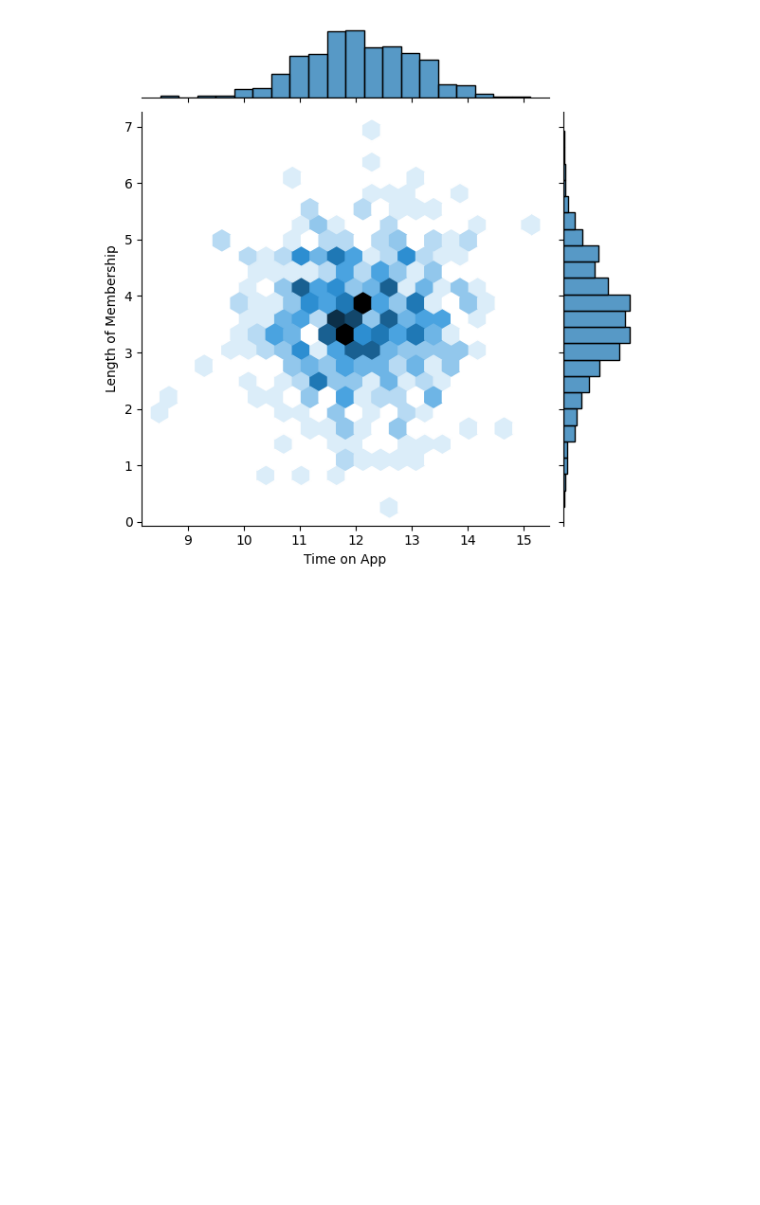
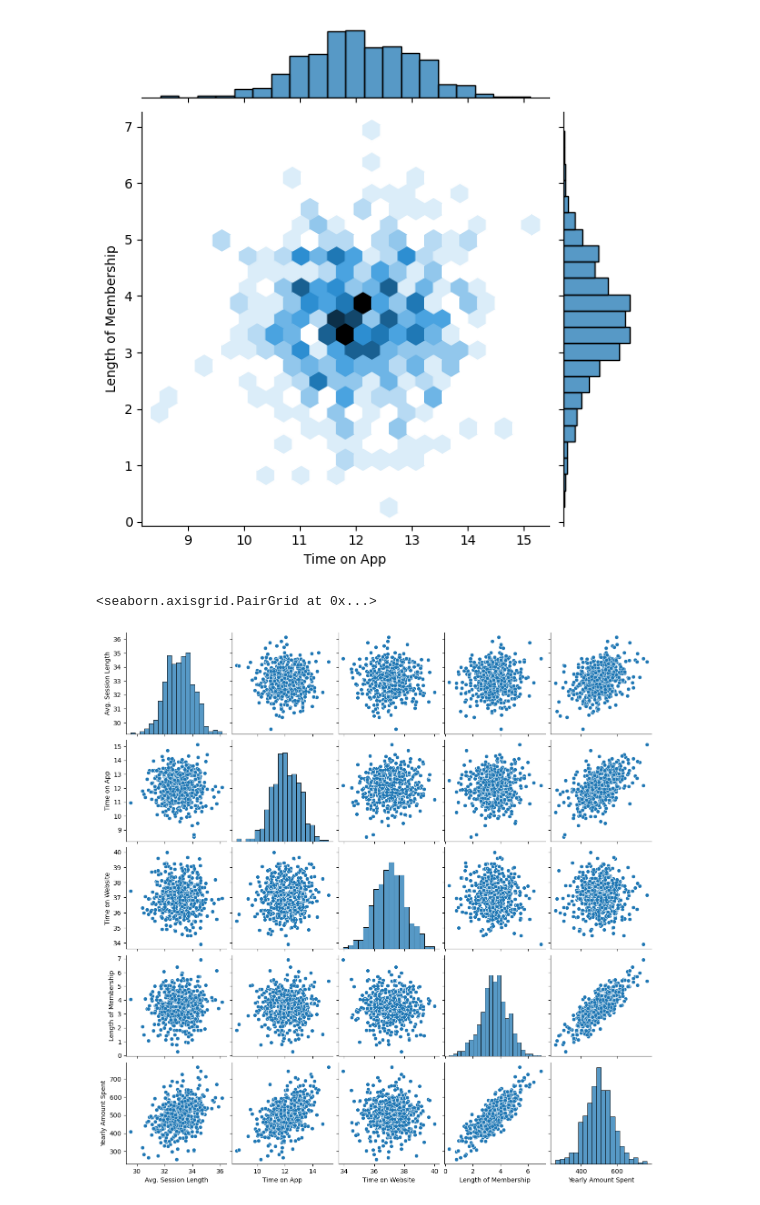
Before and after one commit to KemalYukselir/E-Commerce, a Jupyter notebook: main.ipynb, the cells around one changed output. Saved outputs shown, nothing was run; the diff lists cells and outputs as text; code cells hidden in the pictures; blank space fills up the shorter version.

Commit message:
added pairplot, linear model plot and some notes.

```diff
--- a/main.ipynb
+++ b/main.ipynb
@@ -61,3 +61,8 @@ sns.jointplot(x='Time on App',y='Length of Membership',data=customers, kind = 'h
 # %% [output]
 <seaborn.axisgrid.JointGrid at 0x...>
 [figure]
+# %%
+sns.pairplot(customers)
+# %% [output]
+<seaborn.axisgrid.PairGrid at 0x...>
+[figure, added]
```
Also changed, not shown: parts of 2 cells of this notebook.
